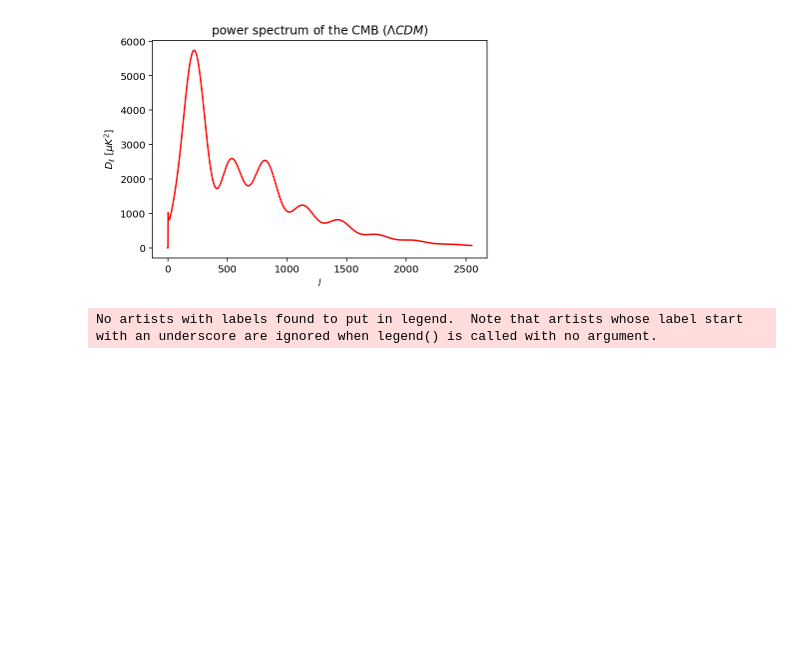
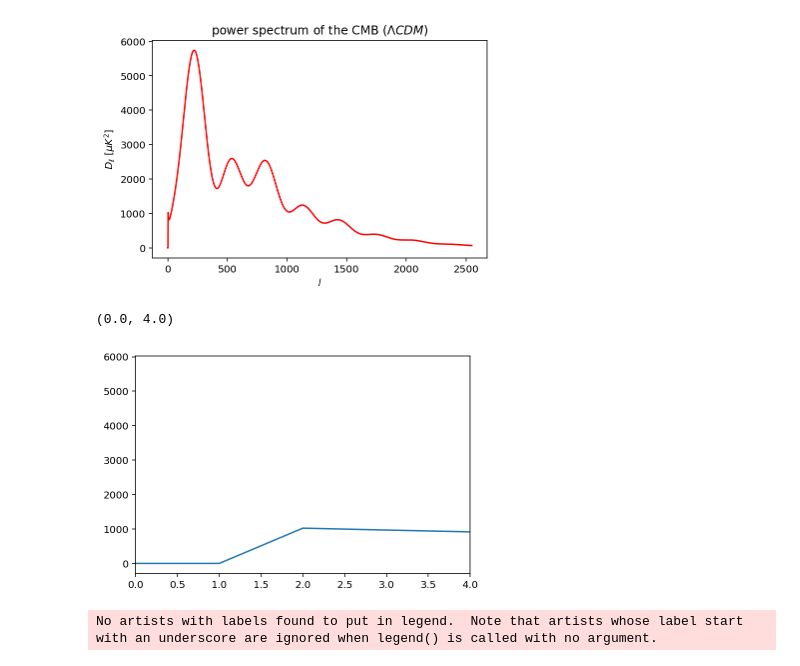
Before and after one commit to Augustocmb/cmblss, a Jupyter notebook: code/cmblss-main/correlation-function.ipynb, the cells around one changed output. Cells and saved outputs as stored; diff of their text form; code cells hidden in the pictures; blank space fills up the shorter version.

```diff
--- a/code/cmblss-main/correlation-function.ipynb
+++ b/code/cmblss-main/correlation-function.ipynb
@@ -59,6 +59,12 @@ plt.title('power spectrum of the CMB ($\Lambda CDM$)')
 plt.show()
 # %% [output]
 [figure]
+# %%
+plt.plot(ls,totCL[:,0])
+plt.xlim(0,4)
+# %% [output]
+(0.0, 4.0)
+[figure, added]
 # %%
 # YI use CAMB to calculate CMB correlation functions
 corrs, xvals, weights = correlations.gauss_legendre_correlation(totCL)
```
Also changed, not shown: parts of 24 cells of this notebook.
